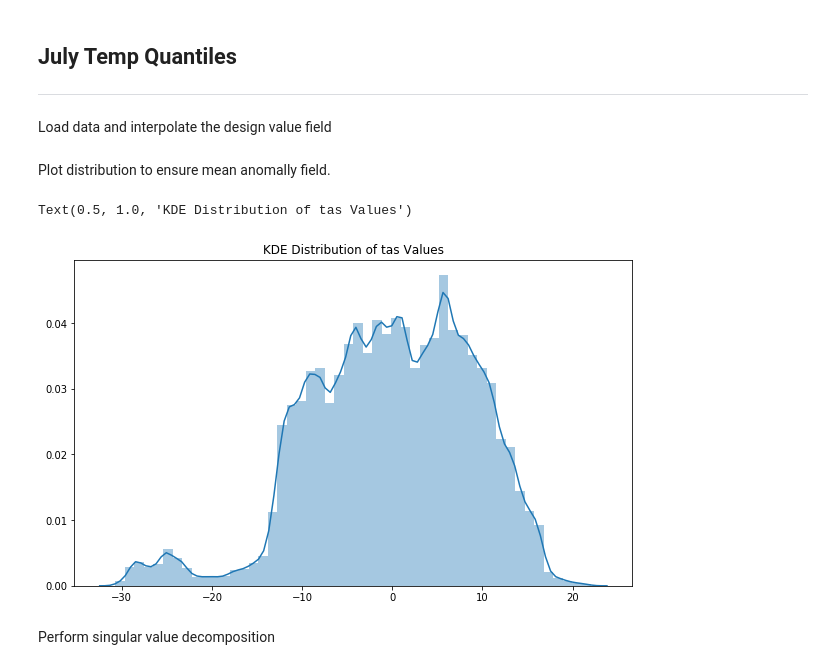
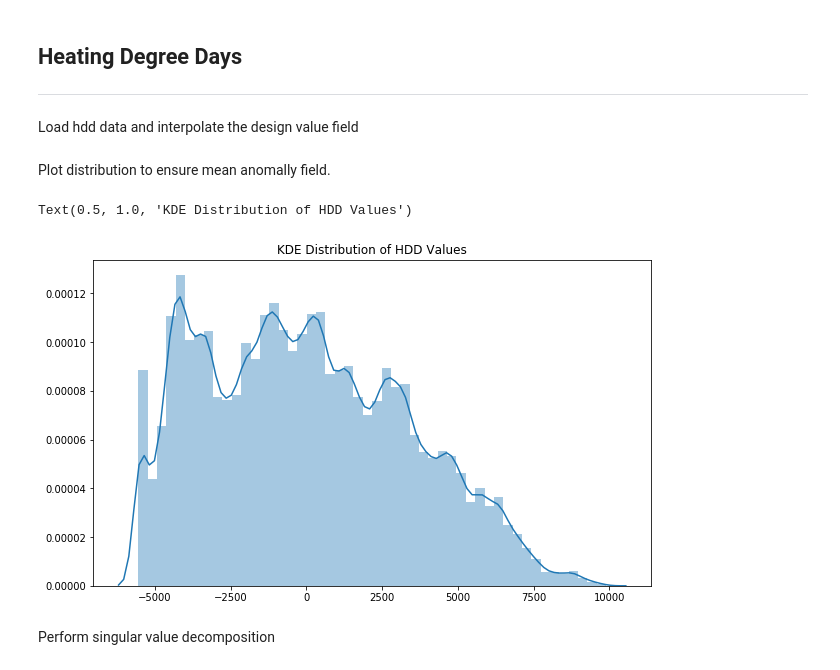
Before and after one commit to pacificclimate/climpyrical, a Jupyter notebook: notebooks/test_dv_reconstruction.ipynb, the cells around one changed output. Saved outputs shown, nothing was run; the diff lists cells and outputs as text; code cells hidden in the pictures.

```diff
--- a/notebooks/test_dv_reconstruction.ipynb
+++ b/notebooks/test_dv_reconstruction.ipynb
@@ -20,13 +20,13 @@ import pandas as pd
 %load_ext autoreload
 %autoreload 2
 # %% [markdown]
-## July Temp Quantiles
+## Heating Degree Days
 ---
-Load data and interpolate the design value field
+Load hdd data and interpolate the design value field
 # %%
-PATH = '/storage/data/projects/nrc/CanRCM4_large_ensemble/design_values/tas/jul2.5p/tas_CanRCM4-LE_ens35_1951-2016_1hr_jul97.5p.nc'
+PATH = '/storage/data/projects/nrc/CanRCM4_large_ensemble/design_values/tas/hdd_CanRCM4-LE_ens35_1951-2016_ann_ta.nc'
 mask_path = '/home/nannau/Desktop/climpyrical/data/mask.nc'
-dv = 'tas'
+dv = 'heating_degree_days_per_time_period'
 
 interp_dict = get_interpolation(mask_path, PATH, dv)
 master_idx = interp_dict['idx']
@@ -36,10 +36,10 @@ Plot distribution to ensure mean anomally field.
 # %%
 plt.figure(figsize=(10, 6))
 sns.distplot(iens[0, ...])
-plt.title('KDE Distribution of {} Values'.format(dv))
+plt.title('KDE Distribution of HDD Values')
 # %% [output]
-Text(0.5, 1.0, 'KDE Distribution of tas Values')
+Text(0.5, 1.0, 'KDE Distribution of HDD Values')
-[figure, old version]
+[figure, new version]
 # %% [markdown]
 Perform singular value decomposition
 # %%
```
Also changed, not shown: parts of 10 cells of this notebook.
